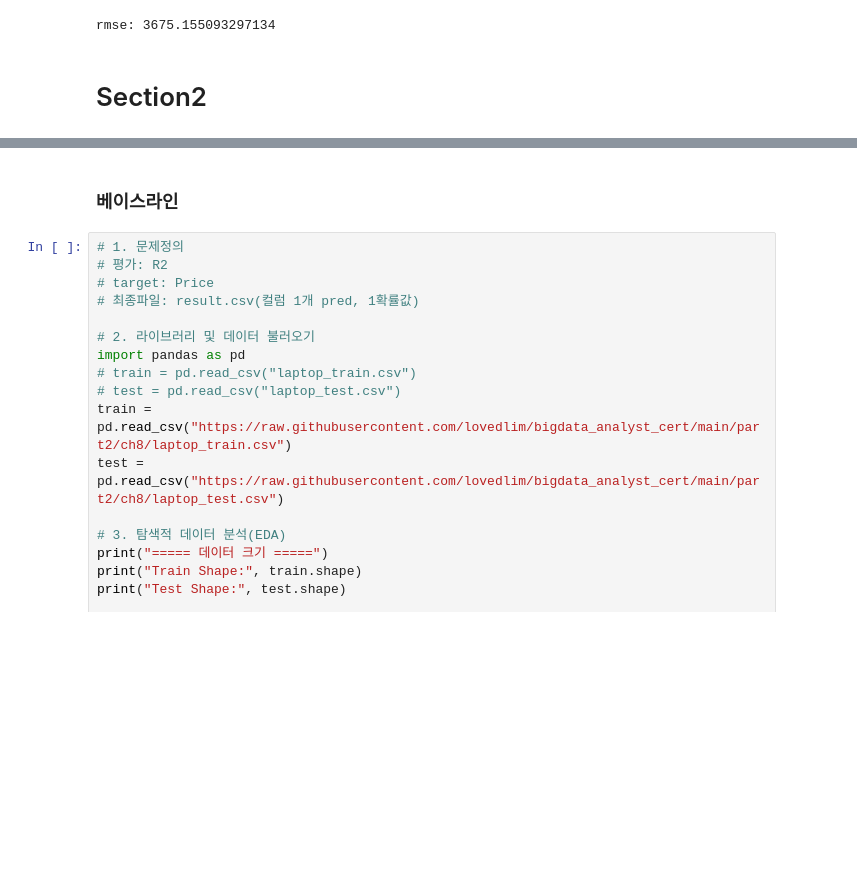
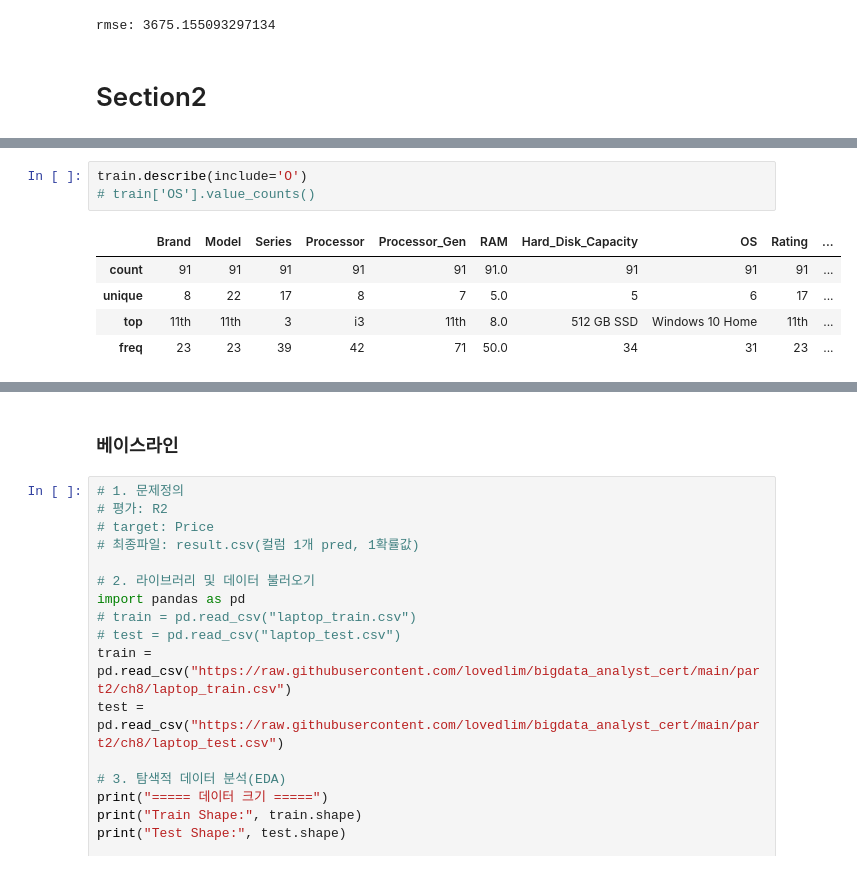
Before and after one commit to zzl-hyun/bigdata_analyst_cert_v2, a Jupyter notebook: part2/ch8/ch8_ex_regression.ipynb, the cells around one changed output, grey strips where cells are left out. Drawn from its saved outputs; the diff is of its cells as text; blank space fills up the shorter version.

```diff
--- a/part2/ch8/ch8_ex_regression.ipynb
+++ b/part2/ch8/ch8_ex_regression.ipynb
@@ -347,0 +398,9 @@ rmse: 3675.155093297134
+# %%
+train.describe(include='O')
+# train['OS'].value_counts()
+# %% [output]
+|  | Brand | Model | Series | Processor | Processor_Gen | RAM | Hard_Disk_Capacity | OS | Rating | ... |
+| count | 91 | 91 | 91 | 91 | 91 | 91.0 | 91 | 91 | 91 | ... |
+| unique | 8 | 22 | 17 | 8 | 7 | 5.0 | 5 | 6 | 17 | ... |
+| top | 11th | 11th | 3 | i3 | 11th | 8.0 | 512 GB SSD | Windows 10 Home | 11th | ... |
+| freq | 23 | 23 | 39 | 42 | 71 | 50.0 | 34 | 31 | 23 | ... |
```
Also changed, not shown: parts of 17 cells of this notebook.
